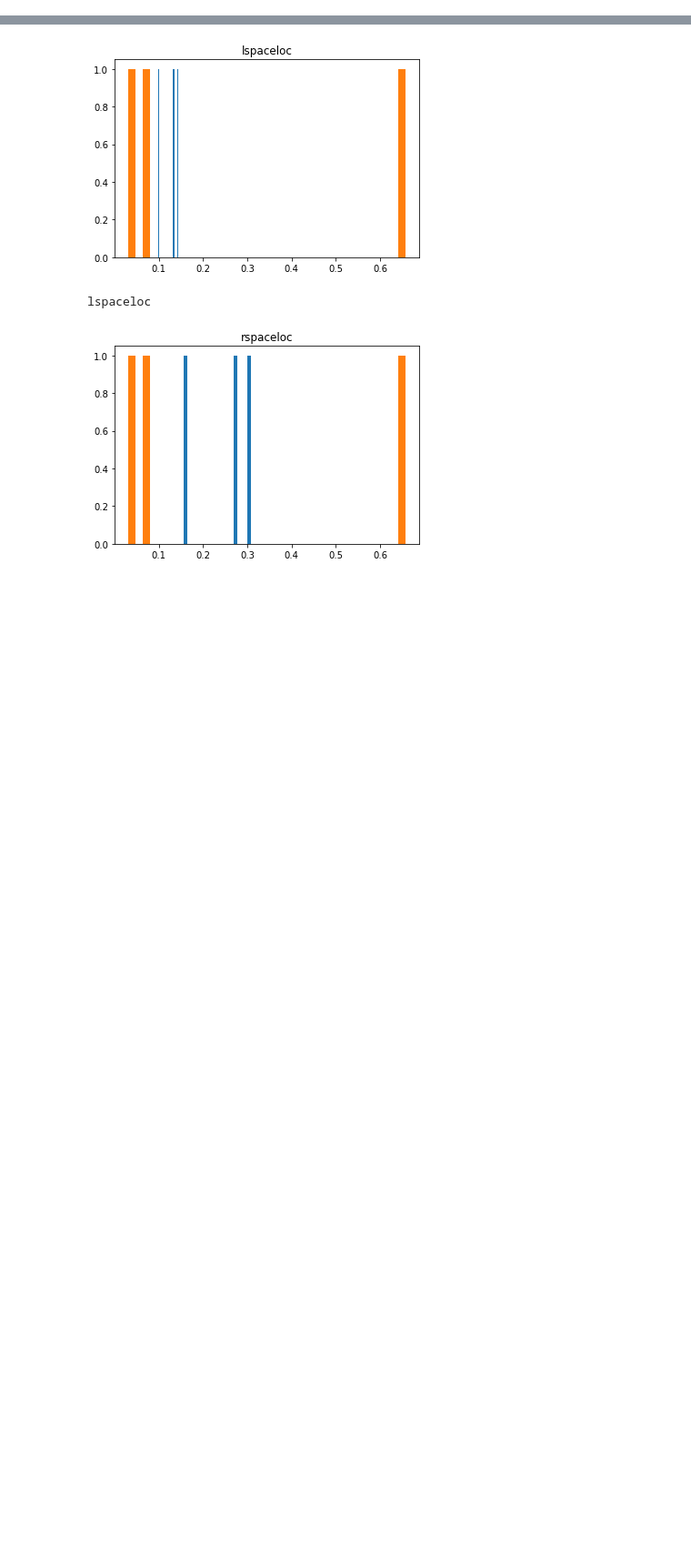
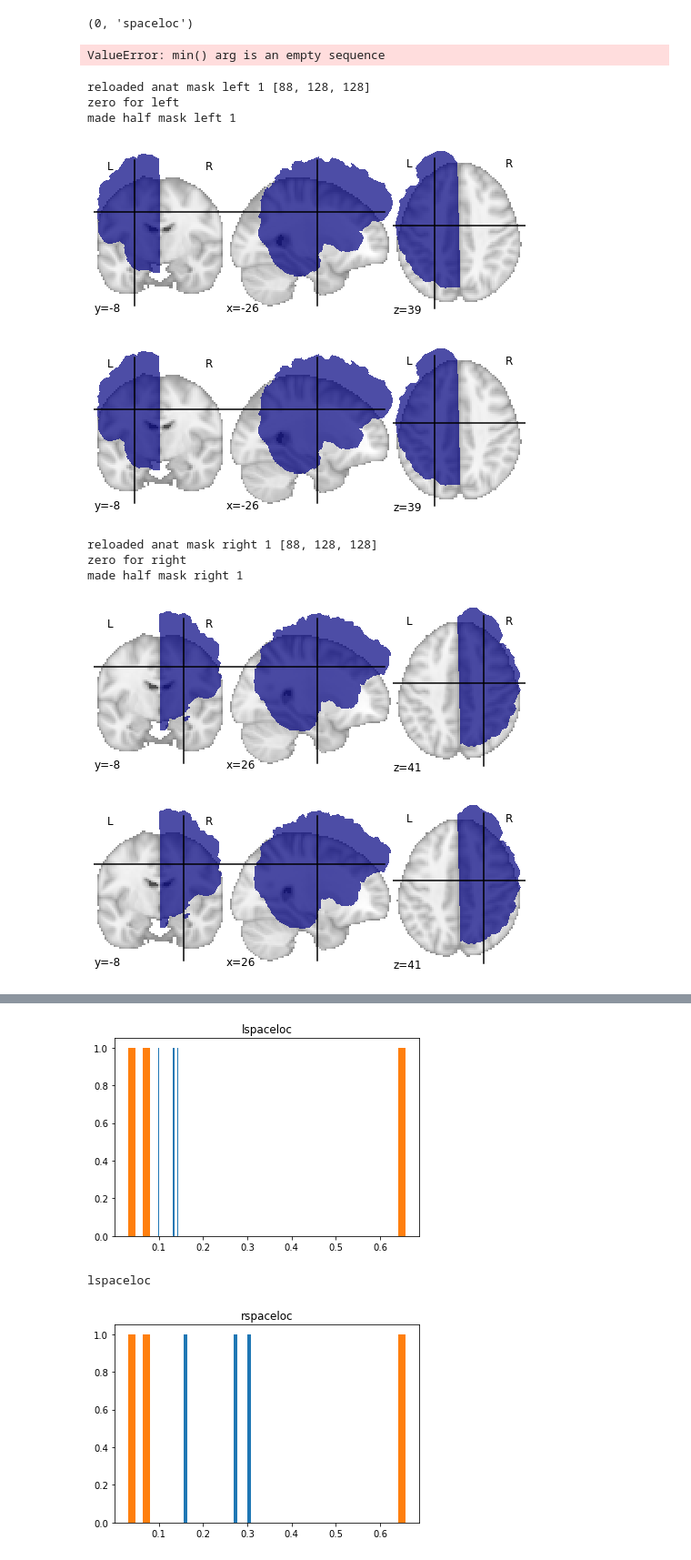
Before and after one commit to vayzenb/hemispace, a Jupyter notebook: visualize_hemi.ipynb, the cells around one changed output, grey strips where cells are left out. Shown at 91% size. Drawn from its saved outputs; the diff is of its cells as text; code cells hidden in the pictures; blank space fills up the shorter version.

```diff
--- a/visualize_hemi.ipynb
+++ b/visualize_hemi.ipynb
@@ -33,37 +37,78 @@ p_subs = ['hemispace1001','hemispace1002','hemispace1003']
 #left is negative, right is positive
 mni = load_mni152_brain_mask()
 mni_affine = mni.affine
+# %%
+import seaborn as sns, matplotlib.pyplot as plt
+sns.set(style="whitegrid")
+
+region = ['dorsal', 'dorsal', "ventral", 'ventral']
+cond = ['space', 'tool', 'face', 'word' ]
+for ee in enumerate(cond):
+    control_df = pd.read_csv(f'results/control_{region[ee[0]]}_summary{file_suf}.csv')
+    patient_df = pd.read_csv(f'results/patient_{region[ee[0]]}_summary{file_suf}.csv')
+
+    full_df = control_df.append(patient_df)
+    print(ee)
+    task_df = full_df[full_df['task'] == ee[1]]
+
+    sns.barplot(x="hemi", y="selec_spread",hue = "group", data=task_df, ci=95, alpha= .5).set(title= ee[1])
+    sns.swarmplot(x="hemi", y="selec_spread", hue = "group", data=task_df,edgecolor = '0', size =10, dodge = True)
+    plt.ylabel("Summed Selectivity")
+    plt.legend(bbox_to_anchor=(1.02, 1), loc='upper left', borderaxespad=0)
+    plt.show()
+
+    plt.savefig(f"figures/{ee[1]}_{region[ee[0]]}_summed_selec{file_suf}.png")
+
+    plt.pause(0.001)
+    plt.close()
+# %% [output]
+(0, 'spaceloc')
+ValueError: min() arg is an empty sequence
 # %%
-for ss in enumerate(p_subs):
-#exp =
+sub = [0, 'hemispace2001']
+study_dir = control_dir
+sub_dir = f'{study_dir}/sub-{sub[1]}/ses-01/'
+#stat_dir = f'{sub_dir}/fsl/{exp[1]}/HighLevel{suf}.gfeat/cope{copes[exp[0]]}.feat/'
+
+#load anat
+anat_mask = image.load_img(f'{sub_dir}/anat/sub-{sub[1]}_ses-01_T1w_brain_mask.nii.gz')
+affine = anat_mask.affine
 
 
-    sub_dir = f'{patient_dir}/sub-{ss[1]}/ses-01/derivatives/'
-    #stat_dir = f'{sub_dir}/fsl/{exp[1]}/HighLevel{suf}.gfeat/cope{copes[exp[0]]}.feat/'
-
-    #load anat
-    anat_mask = image.load_img(f'{patient_dir}/sub-{ss[1]}/ses-01/anat/sub-{ss[1]}_ses-01_T1w_brain_mask.nii.gz')
-    anat = image.load_img(f'{patient_dir}/sub-{ss[1]}/ses-01/anat/sub-{ss[1]}_ses-01_T1w_brain.nii.gz')
-    anat = image.get_data(anat)
+for hemi in ['left','right']:
+    anat_mask = image.load_img(f'{sub_dir}/anat/sub-{sub[1]}_ses-01_T1w_brain_mask.nii.gz')
     affine = anat_mask.affine
     hemi_mask = image.get_data(anat_mask)
 
     #extract just one hemi
     mid = list((np.array((hemi_mask.shape))/2).astype(int)) #find mid point of image
+    print('reloaded anat mask', hemi, np.max(hemi_mask), mid)
 
     hemi_mask[hemi_mask>0] = 1 #ensure to mask all of it
 
-    if p_hemi[ss[0]] == 'left':
+    if hemi == 'left':
         hemi_mask[mid[0]:, :, :] = 0
+        print('zero for left')
     else:
         hemi_mask[:mid[0], :, :] = 0
+        print('zero for right')
 
-    anat_flip = anat
-    anat_mirror = anat
-    anat_flip =anat_flip[::-1,:, :]
+    print('made half mask',hemi, np.max(hemi_mask))
+    hemi_mask = nib.Nifti1Image(hemi_mask, affine)  # create a mask for just that hemi image
 
-    anat_mirror[:mid[0],:,:] = anat_flip[:mid[0],:,:]
-
-    anat_mirror = nib.Nifti1Image(anat_mirror, affine)  # create the volume image
-    nib.save(anat_mirror,f'{patient_dir}/sub-{ss[1]}/ses-01/anat/sub-hemispace1001_ses-01_T1w_brain_mirrored.nii.gz')
+    plotting.plot_roi(hemi_mask)
+    plt.pause(.001)
+    plotting.plot_roi(anat_mask)
+    plt.pause(.001)
+# %% [output]
+reloaded anat mask left 1 [88, 128, 128]
+zero for left
+made half mask left 1
+[figure, added]
+[figure, added]
+reloaded anat mask right 1 [88, 128, 128]
+zero for right
+made half mask right 1
+[figure, added]
+[figure, added]
 # %%
```
Also changed, not shown: parts of 11 cells of this notebook, 32 other files.
